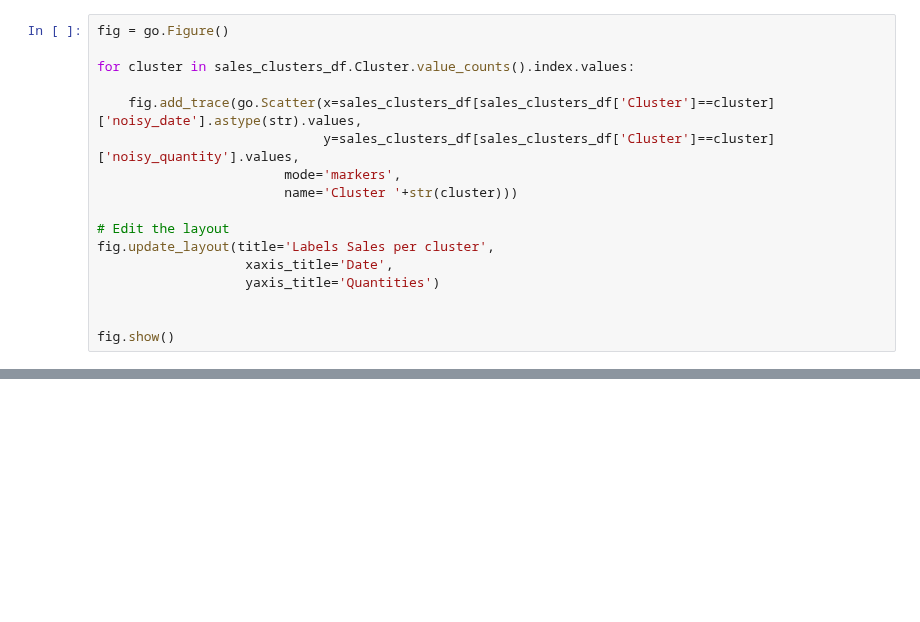
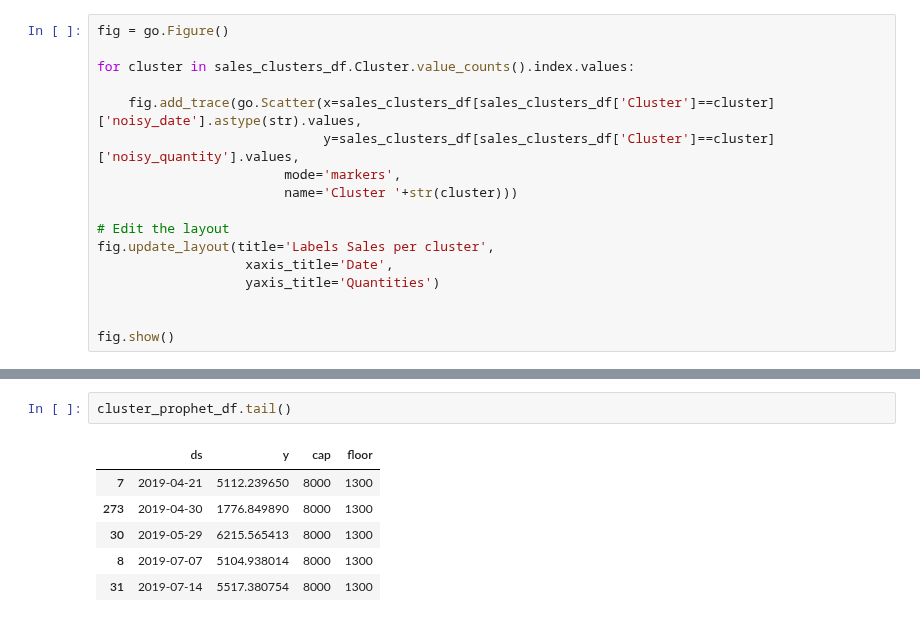
Before and after one commit to raphaelribard/Sales_forecasting, a Jupyter notebook: notebooks/2.0-rr-EDA-using-simulated-data.ipynb, the cells around one changed output, grey strips where cells are left out. Drawn from its saved outputs; the diff is of its cells as text; blank space fills up the shorter version.

```diff
--- a/notebooks/2.0-rr-EDA-using-simulated-data.ipynb
+++ b/notebooks/2.0-rr-EDA-using-simulated-data.ipynb
@@ -168,0 +228,9 @@ fig.show()
+# %%
+cluster_prophet_df.tail()
+# %% [output]
+|  | ds | y | cap | floor |
+| 7 | 2019-04-21 | 5112.239650 | 8000 | 1300 |
+| 273 | 2019-04-30 | 1776.849890 | 8000 | 1300 |
+| 30 | 2019-05-29 | 6215.565413 | 8000 | 1300 |
+| 8 | 2019-07-07 | 5104.938014 | 8000 | 1300 |
+| 31 | 2019-07-14 | 5517.380754 | 8000 | 1300 |
```
Also changed, not shown: parts of 15 cells of this notebook.
